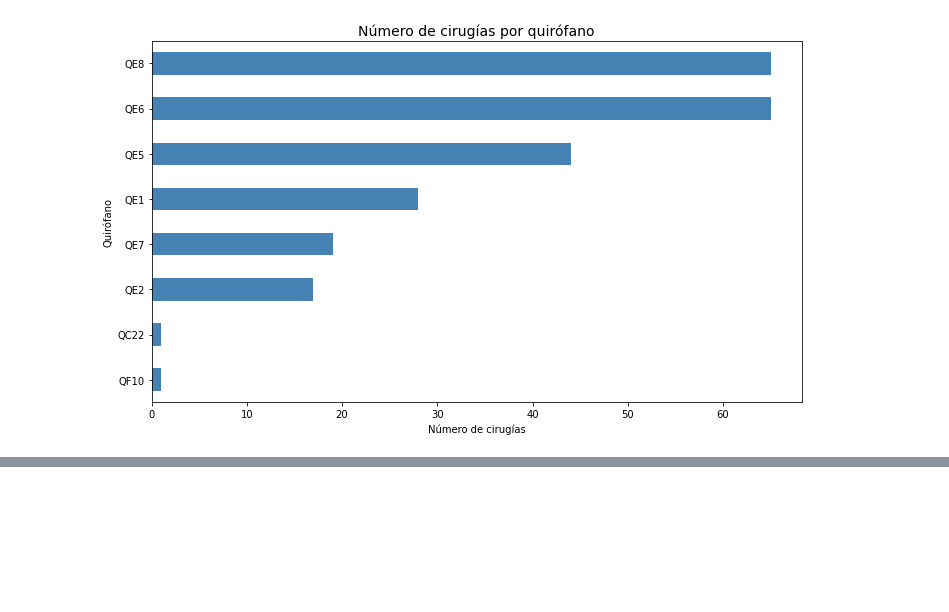
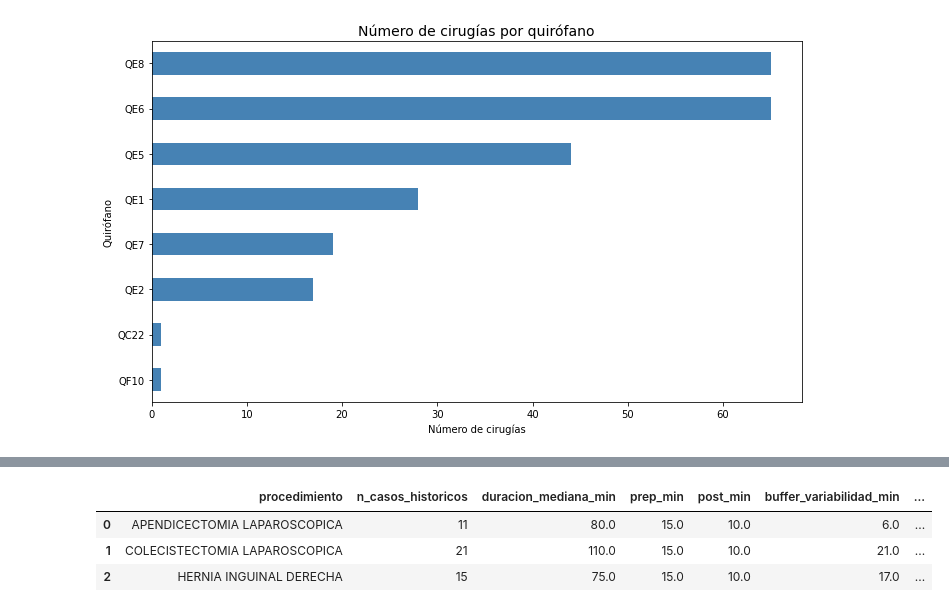
Before and after one commit to dmh1006/Proyecto_PR, a Jupyter notebook: analisis_quirofano.ipynb, the cells around one changed output, grey strips where cells are left out. Drawn from its saved outputs; the diff is of its cells as text; code cells hidden in the pictures; blank space fills up the shorter version.

```diff
--- a/analisis_quirofano.ipynb
+++ b/analisis_quirofano.ipynb
@@ -202,0 +233,14 @@ NameError: name 'preparar_dataset_funcional' is not defined
+# %%
+procedimientos_prueba = [
+    "APENDICECTOMIA LAPAROSCOPICA",
+    "COLECISTECTOMIA LAPAROSCOPICA",
+    "HERNIA INGUINAL DERECHA"
+]
+
+resultados = [estimar_nueva_cirugia(catalogo, p) for p in procedimientos_prueba]
+pd.DataFrame(resultados)
+# %% [output]
+|  | procedimiento | n_casos_historicos | duracion_mediana_min | prep_min | post_min | buffer_variabilidad_min | ... |
+| 0 | APENDICECTOMIA LAPAROSCOPICA | 11 | 80.0 | 15.0 | 10.0 | 6.0 | ... |
+| 1 | COLECISTECTOMIA LAPAROSCOPICA | 21 | 110.0 | 15.0 | 10.0 | 21.0 | ... |
+| 2 | HERNIA INGUINAL DERECHA | 15 | 75.0 | 15.0 | 10.0 | 17.0 | ... |
```
Also changed, not shown: parts of 6 cells of this notebook, 2 other files.
